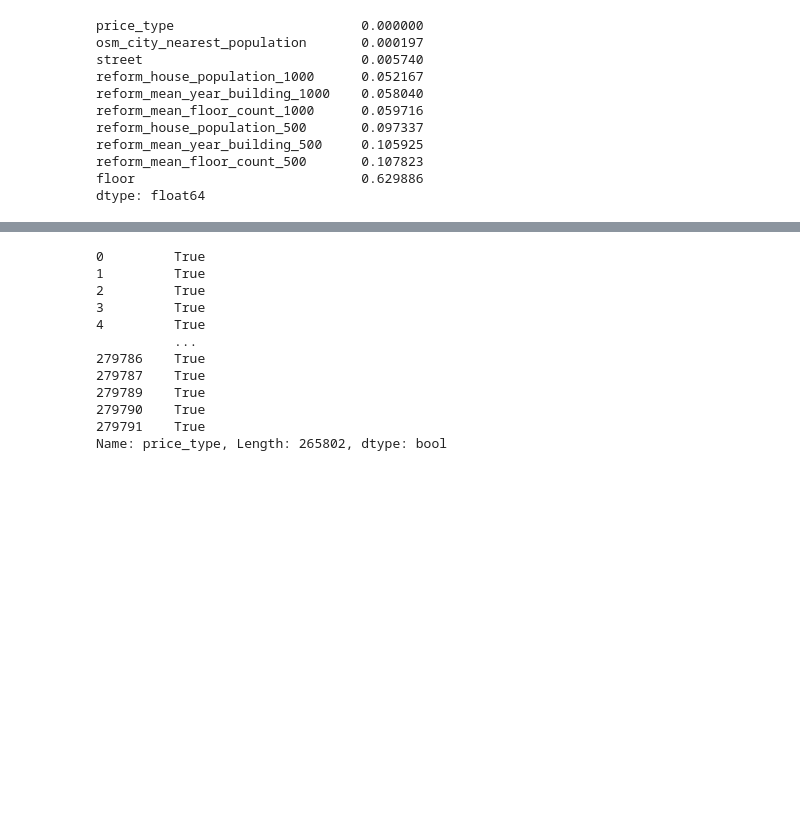
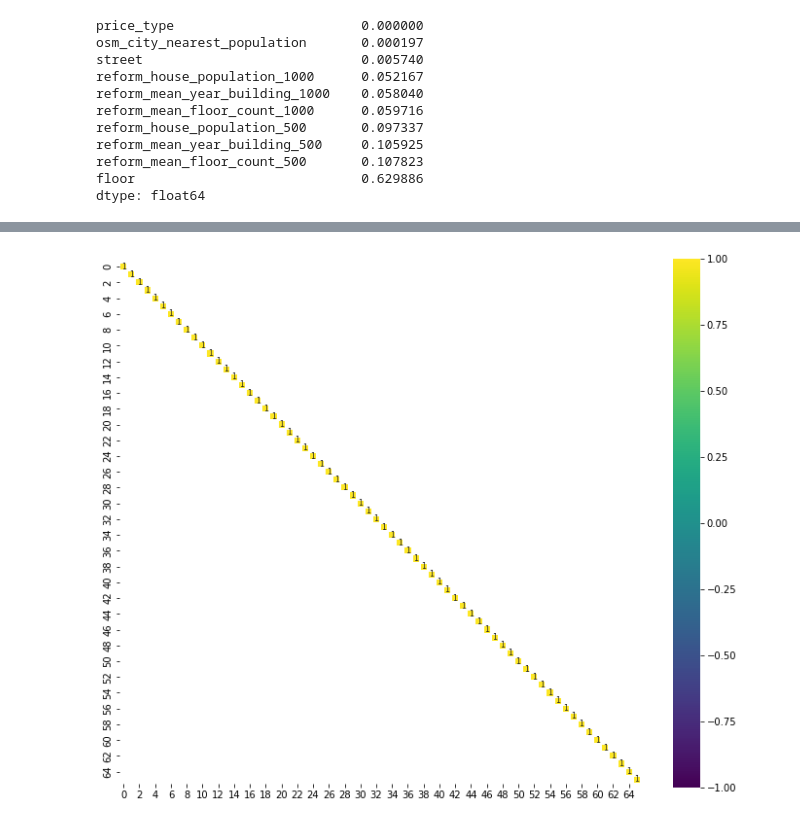
Before and after one commit to ChernyakKonstantin/bd_ml_itmo, a Jupyter notebook: data_inspection.ipynb, the cells around one changed output, grey strips where cells are left out. Saved outputs shown, nothing was run; the diff lists cells and outputs as text; code cells hidden in the pictures; blank space fills up the shorter version.

```diff
--- a/data_inspection.ipynb
+++ b/data_inspection.ipynb
@@ -53,7 +60,7 @@ list(df.columns)
 # Отбросить признаки с большим числом пропусков
 print((df.isna().astype(int).sum(0) / df.shape[0]).sort_values()[-10:])
 
-features_to_drop = ['floor', 'id']
+features_to_drop = ['floor', 'id', 'date']
 df = df[[c for c in df.columns if c not in features_to_drop]]
 # %% [output]
 price_type                        0.000000
@@ -70,7 +79,7 @@ dtype: float64
 # %%
 # Разделим данные на категории
-categorical_features = ['price_type', 'realty_type', 'street', 'region', 'city']
-numerical_featurs = [c for c in df.columns if c not in categorical_features]
+categorical_features = ['price_type', 'realty_type', 'region', 'city', 'osm_city_nearest_name']  # 'street',
+numerical_features = [c for c in df.columns if c not in categorical_features]
 # %%
 df[[c for c in df[categorical_features] if df[c].dtype != 'O']] += 1
-df1 = df.replace(np.nan, 0)
+df.replace(np.nan, 0, inplace=True)
@@ -147,3 +109,0 @@ facilities_num.iloc[:, -1:] - facilities_num.iloc[:, 0:-1]
-# %%
-for a, b in zip(facilities_in_raduis_columns, tmp):
-    print(a,b)
@@ -165,19 +110,14 @@ for a, b in zip(facilities_in_raduis_columns, tmp):
-# %%
-cond1 = df.floor.notna()
-cond2 = df.floor == 1
-cond3 = df.floor != 1
-
-df.floor[cond1 & cond2]
-# %% [output]
-0         True
-1         True
-2         True
-3         True
-4         True
-          ...
-279786    True
-279787    True
-279789    True
-279790    True
-279791    True
-Name: price_type, Length: 265802, dtype: bool
+# %%
+# Пробую PCA по фану
+pca = PCA(n_components='mle')
+pca_res = pca.fit_transform(df[numerical_features].to_numpy())
+pca_res = pd.DataFrame(data=a, columns=list(range(a.shape[1])))
+
+corr = pca_res.corr()
+plt.figure(figsize=(12, 10))
+
+sns.heatmap(corr[(corr >= 0.5) | (corr <= -0.4)],
+            cmap='viridis', vmax=1.0, vmin=-1.0, linewidths=0.1,
+            annot=True, annot_kws={"size": 8}, square=True);
+# %% [output]
+[figure, added]
```
Also changed, not shown: parts of 18 cells of this notebook, 6 other files.
